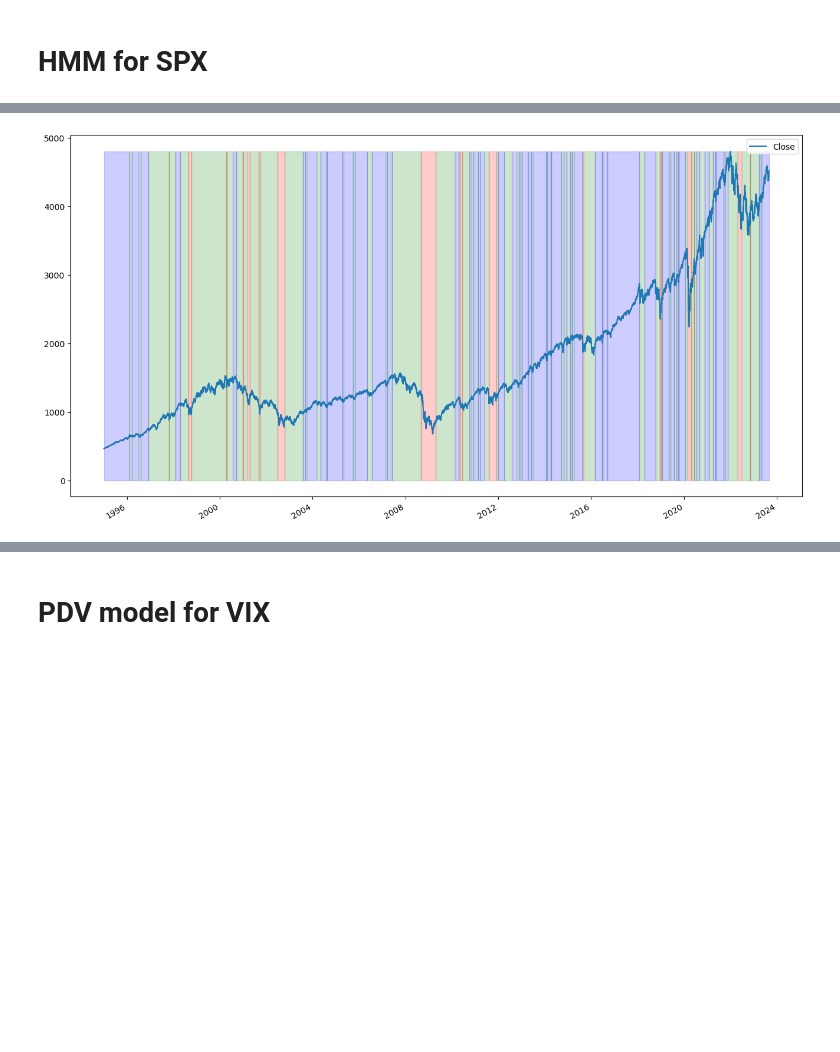
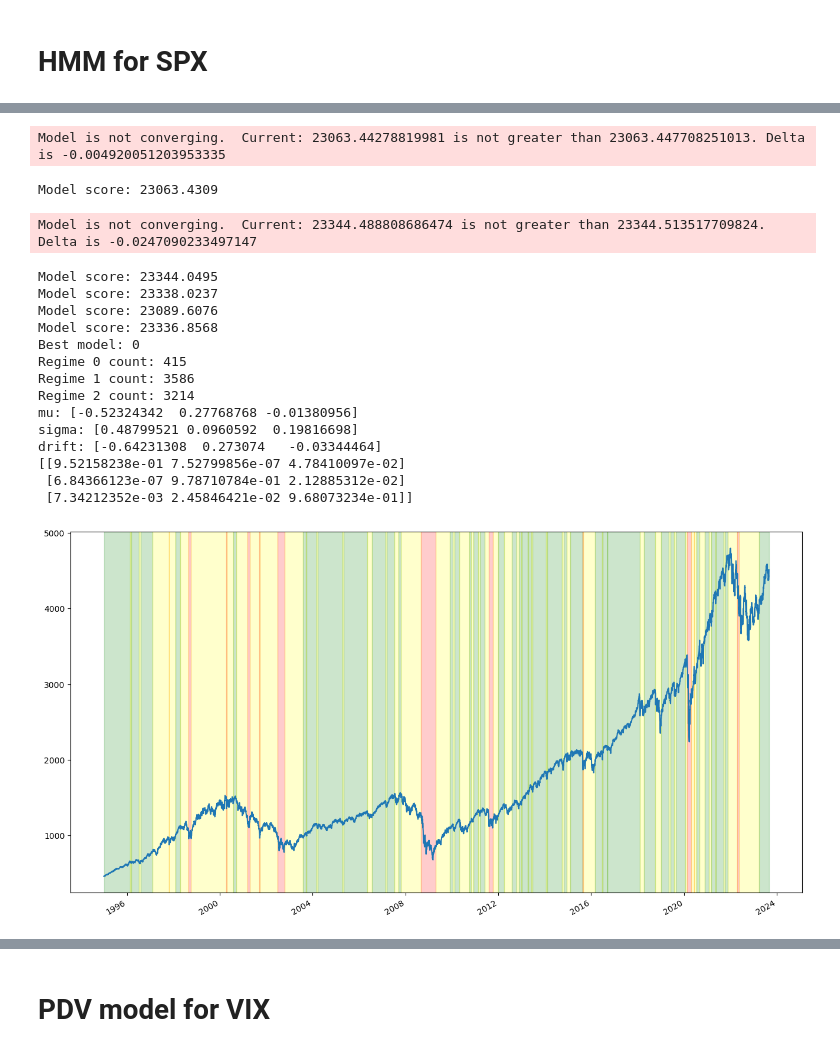
Before and after one commit to luchungi/VolatilityIsMostlyPathDependent, a Jupyter notebook: Simulation_SPX_VIX.ipynb, the cells around one changed output, grey strips where cells are left out. Saved outputs shown, nothing was run; the diff lists cells and outputs as text; code cells hidden in the pictures; blank space fills up the shorter version.

```diff
--- a/Simulation_SPX_VIX.ipynb
+++ b/Simulation_SPX_VIX.ipynb
@@ -46,10 +53,10 @@ data
 # %%
-for n in range(2, 6):
+for n in range(2, 2):
     n_regimes = n
     spx_models = []
     print(f'Number of regimes: {n_regimes}')
 
-    for i in range(1, 11):
+    for i in range(1, 6):
         print(f'Run {i}')
         spx_model = SPXHMM(n_regimes, verbose=False)
         print(f'Initial parameters μ: {spx_model.μ}, σ: {spx_model.σ}, π: {np.exp(spx_model.π)}, A: \n{np.exp(spx_model.A)}')
@@ -58,6 +65,5 @@ for n in range(2, 6):
         spx_model.print_params()
 
         # save params to dataframe and csv
-        params_df = pd.DataFrame({'n_regimes': n, 'model': i, 'μ': [spx_model.μ], 'σ': [spx_model.σ], 'π': [np.exp(spx_model.π)], 'A': [np.exp(spx_model.A)], 'log_likelihood': spx_model.log_likelihood})
-        params_df.to_csv('params.csv', mode='a', header=(not os.path.exists('params.csv')))
+        spx_model.save_params_to_csv('params.csv', i)
         print('----------------------------------')
@@ -103,12 +69,0 @@ params_df
-# %%
-preds = spx_model.q_prob.argmax(axis=1)
-
-plt.figure(figsize=(20,10))
-spx_data['Close'].plot()
-colors = ['g', 'r', 'b', 'y', 'm']
-bool_regimes = []
-for i in range(n_regimes):
-    bool_regimes.append(preds == i)
-    plt.fill_between(spx_data.index, spx_data['Close'].values.max(), where=bool_regimes[i], alpha=0.2, color=colors[i])
-
-plt.legend()
@@ -142,10 +134,7 @@ for i in range(n_regimes):
 n_models = 8
 models = []
 
-dt = ((spx_data.index[1:] - spx_data.index[:-1]).days / 365).values
-x = np.log(spx_data['Close']).diff().dropna().values[:,np.newaxis] * 252
-# x = x / dt[:,np.newaxis]
-episode_len = len(data) - 1
+x = np.log(spx_data['Close']).diff().dropna().values[:,np.newaxis]
 
 n_regimes = 3
 # means = np.random.normal(0.1, 0.1, size=n_regimes)
@@ -163,37 +152,40 @@ high_score = -np.inf
 for i in range(n_models):
     models[i].fit(x)
     preds = models[i].predict(x)
-
-    # if using real data
     print(f'Model score: {models[i].score(x):0.4f}')
-
     model_score = models[i].score(x)
     if model_score > high_score:
         best_model = i
         high_score = model_score
         best_preds = preds
-
 print(f'Best model: {best_model}')
 
-plt.figure(figsize=(16, 9))
+# plt.figure(figsize=(16, 9))
 for i in range(n_regimes):
     print(f'Regime {i} count: {(best_preds == i).sum()}')
 
-spx_data['Close'].plot()
+if x.shape[-1] == 1:
+    spx_data['Close'].plot(figsize=(16, 9))
+else:
+    hmm_data.plot(figsize=(16, 9))
 
-colors = ['g', 'r', 'b', 'y']
-bool_regimes = []
-for i in range(n_regimes):
-    bool_regimes.append(best_preds == i)
-    plt.fill_between(spx_data.index[1:], spx_data['Close'].values.max(), where=bool_regimes[i], alpha=0.2, color=colors[i])
-
-plt.legend()
+plot_regimes(best_preds, spx_data.index)
 
 drift = models[best_model].means_.squeeze()
-volatility = models[best_model].covars_.squeeze() ** 0.5
+covar = (models[best_model].covars_.squeeze())
 transition = models[best_model].transmat_
-mu = (drift + volatility ** 2 / 2)
-sigma = volatility
-print(mu, sigma, mu - sigma ** 2 / 2)
+
+if x.shape[-1] == 1:
+    sigma = np.sqrt(covar*252)
+else:
+    sigma = []
+    for i in range(n_regimes):
+        sigma.append(np.sqrt(covar[i].diagonal()*252))
+    sigma = np.array(sigma)
+mu = (drift*252) + sigma**2/2
+pi = models[best_model].startprob_
+print(f'mu: {mu}')
+print(f'sigma: {sigma}')
+print(f'drift: {mu-sigma**2/2}')
 print(transition)
 # %% [output]
@@ -216 +198,18 @@ Regime 2 count: 3270
+Model is not converging.  Current: 23063.44278819981 is not greater than 23063.447708251013. Delta is -0.004920051203953335
+Model score: 23063.4309
+Model is not converging.  Current: 23344.488808686474 is not greater than 23344.513517709824. Delta is -0.0247090233497147
+Model score: 23344.0495
+Model score: 23338.0237
+Model score: 23089.6076
+Model score: 23336.8568
+Best model: 0
+Regime 0 count: 415
+Regime 1 count: 3586
+Regime 2 count: 3214
+mu: [-0.52324342  0.27768768 -0.01380956]
+sigma: [0.48799521 0.0960592  0.19816698]
+drift: [-0.64231308  0.273074   -0.03344464]
+[[9.52158238e-01 7.52799856e-07 4.78410097e-02]
+ [6.84366123e-07 9.78710784e-01 2.12885312e-02]
+ [7.34212352e-03 2.45846421e-02 9.68073234e-01]]
-[figure, old version]
+[figure, new version]
```
Also changed, not shown: parts of 19 cells of this notebook, 5 other files.
